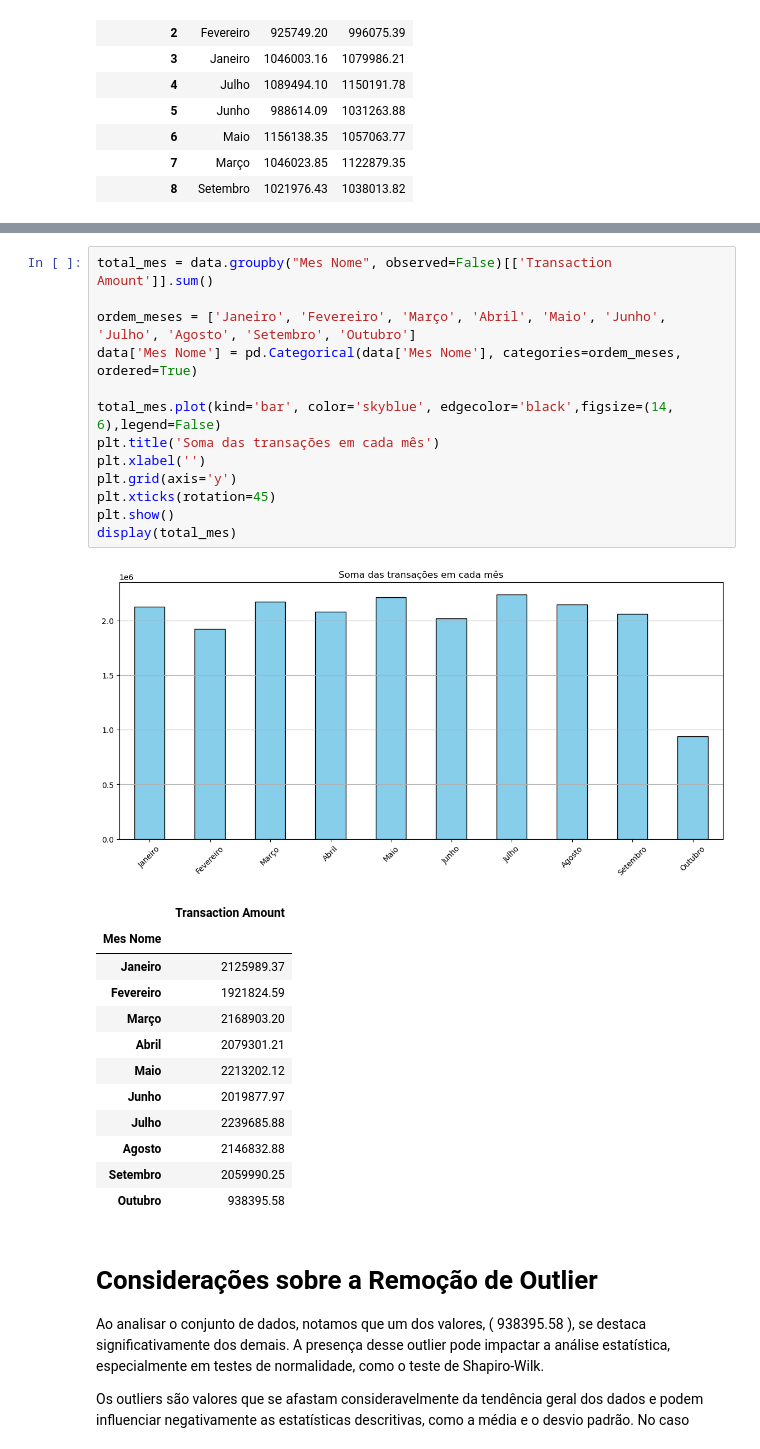
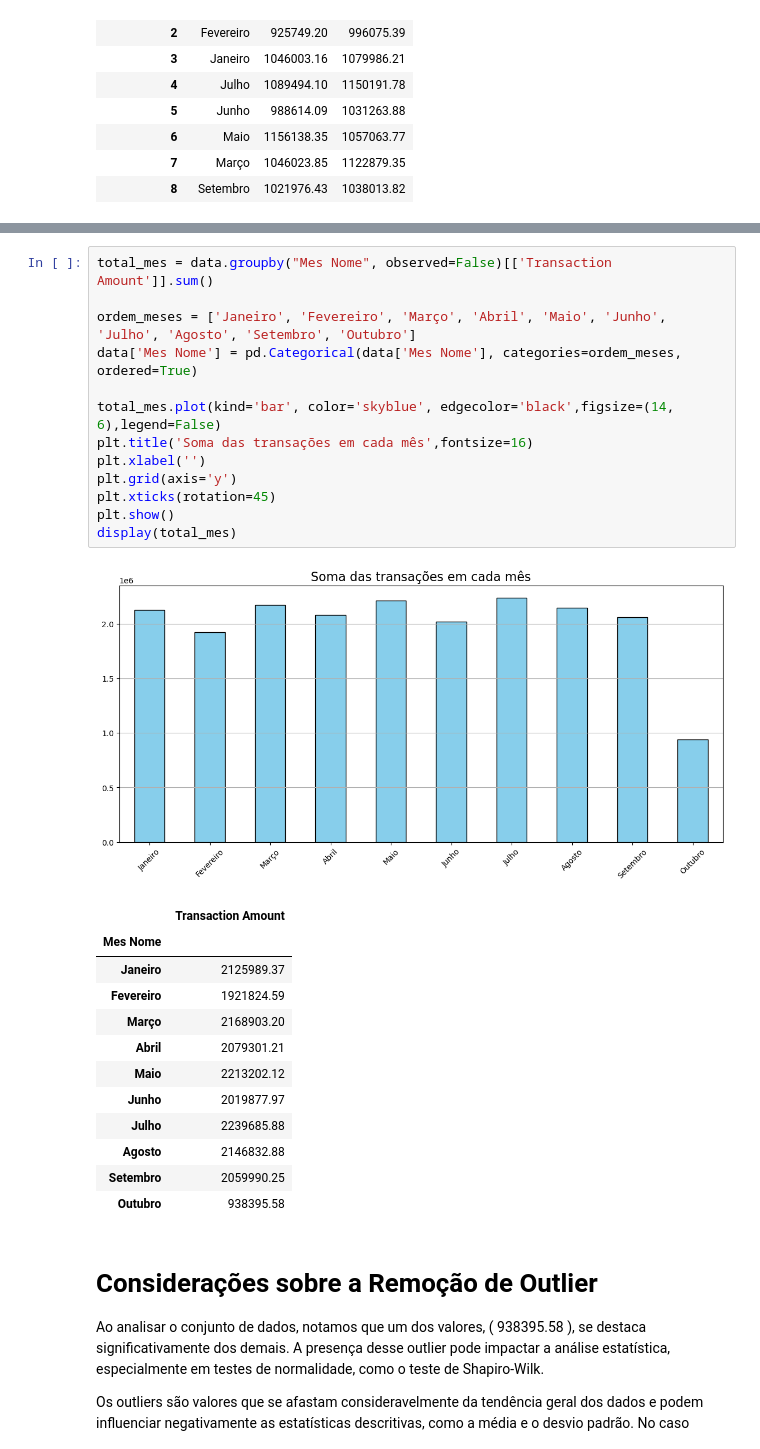
Before and after one commit to CesarMancioSilva/poo_monte_carlo, a Jupyter notebook: analysis_notebook.ipynb, the cells around one changed output, grey strips where cells are left out. Saved outputs shown, nothing was run; the diff lists cells and outputs as text.

```diff
--- a/analysis_notebook.ipynb
+++ b/analysis_notebook.ipynb
@@ -455,18 +443,18 @@ Esta análise fornece uma visão geral sobre o comportamento dos consumidores em
 # %%
 total_mes = data.groupby("Mes Nome", observed=False)[['Transaction Amount']].sum()
 
 ordem_meses = ['Janeiro', 'Fevereiro', 'Março', 'Abril', 'Maio', 'Junho', 'Julho', 'Agosto', 'Setembro', 'Outubro']
 data['Mes Nome'] = pd.Categorical(data['Mes Nome'], categories=ordem_meses, ordered=True)
 
 total_mes.plot(kind='bar', color='skyblue', edgecolor='black',figsize=(14, 6),legend=False)
-plt.title('Soma das transações em cada mês')
+plt.title('Soma das transações em cada mês',fontsize=16)
 plt.xlabel('')
 plt.grid(axis='y')
 plt.xticks(rotation=45)
 plt.show()
 display(total_mes)
 # %% [output]
-[figure, old version]
+[figure, new version]
 |  | Transaction Amount |
 | Mes Nome |  |
 | Janeiro | 2125989.37 |
```
Also changed, not shown: parts of 19 cells of this notebook, 1 other file.
